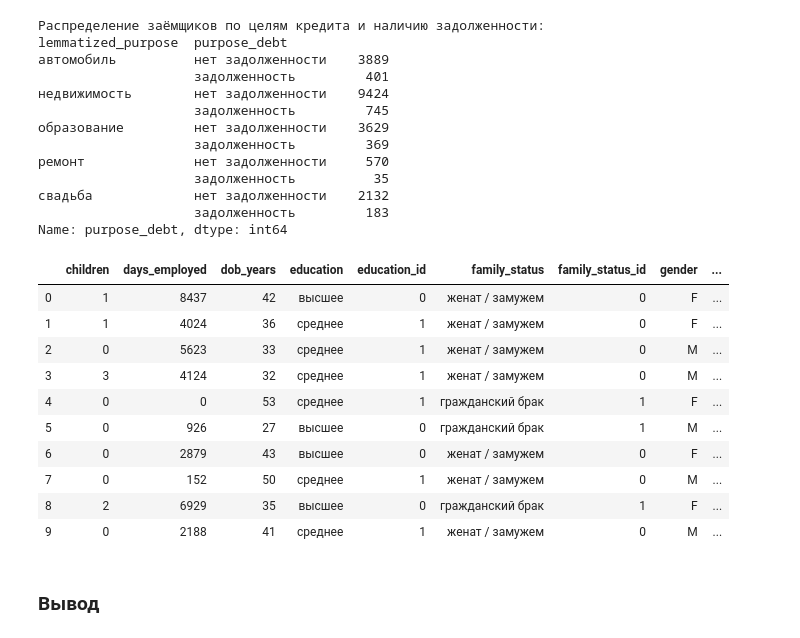
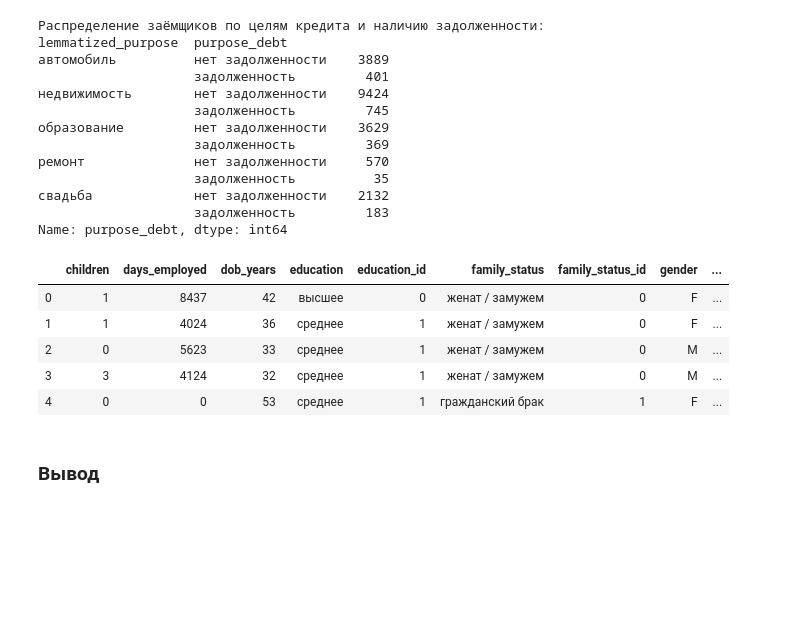
Before and after one commit to carrollstreet/Data-Analysis, a Jupyter notebook: banking_research/banking_research.ipynb, the cells around one changed output. Saved outputs shown, nothing was run; the diff lists cells and outputs as text; code cells hidden in the pictures; blank space fills up the shorter version.

```diff
--- a/banking_research/banking_research.ipynb
+++ b/banking_research/banking_research.ipynb
@@ -913,19 +894,14 @@ lemmatized_purpose  purpose_debt
 Name: purpose_debt, dtype: int64
 # %%
 #Проверим наличие и значения добавленных категорий в основной таблице
-df.head(10)
+df.head()
 # %% [output]
 |  | children | days_employed | dob_years | education | education_id | family_status | family_status_id | gender | ... |
 | 0 | 1 | 8437 | 42 | высшее | 0 | женат / замужем | 0 | F | ... |
 | 1 | 1 | 4024 | 36 | среднее | 1 | женат / замужем | 0 | F | ... |
 | 2 | 0 | 5623 | 33 | среднее | 1 | женат / замужем | 0 | M | ... |
 | 3 | 3 | 4124 | 32 | среднее | 1 | женат / замужем | 0 | M | ... |
 | 4 | 0 | 0 | 53 | среднее | 1 | гражданский брак | 1 | F | ... |
-| 5 | 0 | 926 | 27 | высшее | 0 | гражданский брак | 1 | M | ... |
-| 6 | 0 | 2879 | 43 | высшее | 0 | женат / замужем | 0 | F | ... |
-| 7 | 0 | 152 | 50 | среднее | 1 | женат / замужем | 0 | M | ... |
-| 8 | 2 | 6929 | 35 | высшее | 0 | гражданский брак | 1 | F | ... |
-| 9 | 0 | 2188 | 41 | среднее | 1 | женат / замужем | 0 | M | ... |
 # %% [markdown]
 ### Вывод
 # %% [markdown]
```
Also changed, not shown: parts of 8 cells of this notebook.
